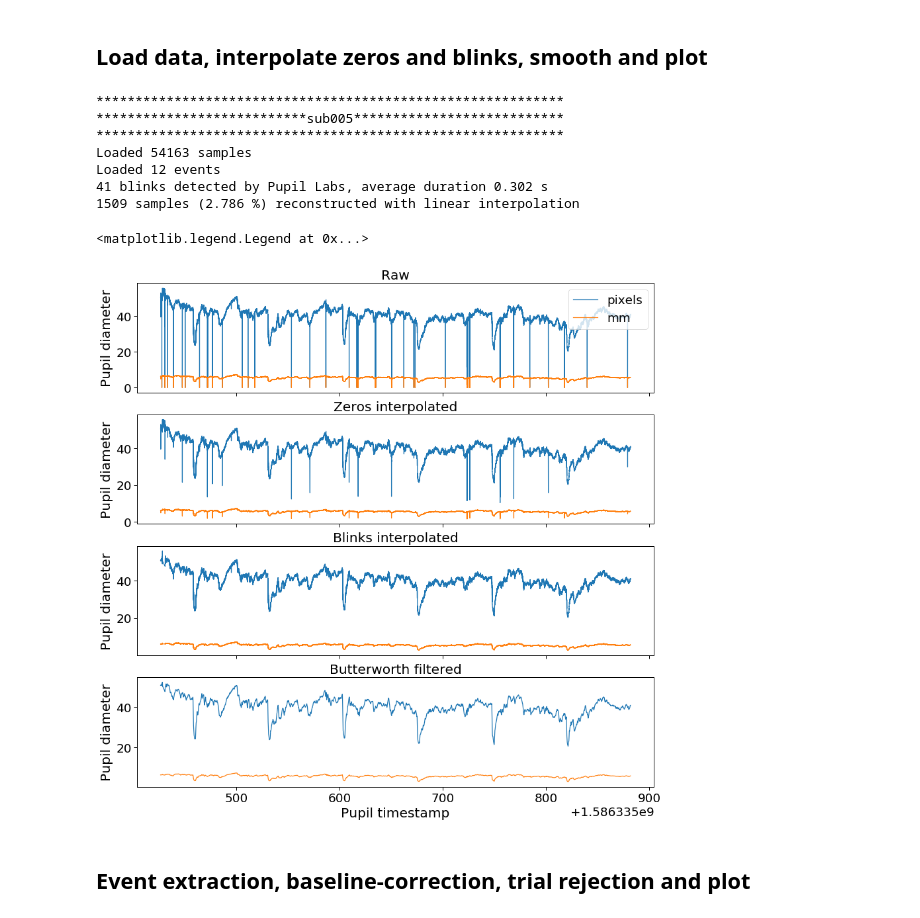
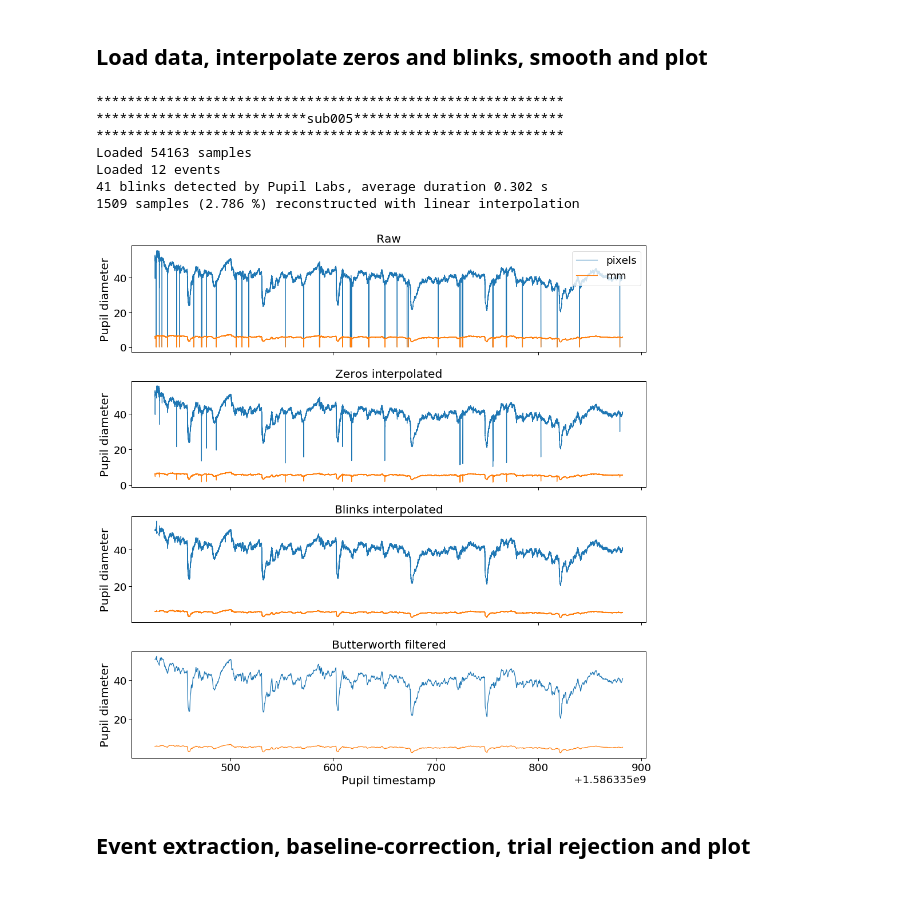
Before and after one commit to PyPlr/cvd_pupillometry, a Jupyter notebook: code/python/pyplr/pipr_single_subject_analysis.ipynb, the cells around one changed output. Saved outputs shown, nothing was run; the diff lists cells and outputs as text; code cells hidden in the pictures.

```diff
--- a/code/python/pyplr/pipr_single_subject_analysis.ipynb
+++ b/code/python/pyplr/pipr_single_subject_analysis.ipynb
@@ -40,35 +40,36 @@ blinks  = plr.load_blinks(pl_data_dir)
 f, axs = plt.subplots(nrows=4, ncols=1, sharex=True, figsize=(14,14))
 
 # plot the raw data
 samples[pupil_cols].plot(title="Raw", ax=axs[0], legend=False)
 
 # interpolate zeros
 samples = plr.interpolate_zeros(samples, fields=pupil_cols)
 samples[pupil_cols].plot(title="Zeros interpolated", ax=axs[1], legend=False)
 
 # interpolate blinks
 samples = plr.interpolate_blinks(samples, blinks, fields=pupil_cols)
 samples[pupil_cols].plot(title="Blinks interpolated", ax=axs[2], legend=False)
 
 # smooth
 #samples = plr.savgol_series(samples, fields=pupil_cols, window_length=51, filt_order=7)
 samples = plr.butterworth_series(samples, fields=pupil_cols, filt_order=3, cutoff_freq=.05)
 samples[pupil_cols].plot(title="Butterworth filtered", ax=axs[3], legend=False)
 
 for ax in axs:
     ax.set_ylabel("Pupil diameter")
     ax.set_xlabel("Pupil timestamp")
 axs[0].legend(loc="upper right", labels=["pixels","mm"])
+f.tight_layout()
+#f.savefig(out_dir + "\\" + subjid + "_pupil_processing.png")
 # %% [output]
 ************************************************************
 ***************************sub005***************************
 ************************************************************
 Loaded 54163 samples
 Loaded 12 events
 41 blinks detected by Pupil Labs, average duration 0.302 s
 1509 samples (2.786 %) reconstructed with linear interpolation
-<matplotlib.legend.Legend at 0x...>
-[figure, old version]
+[figure, new version]
 # %% [markdown]
 ## Event extraction, baseline-correction, trial rejection and plot
 # %%
```
Also changed, not shown: parts of 1 cell of this notebook, 3 other files.
